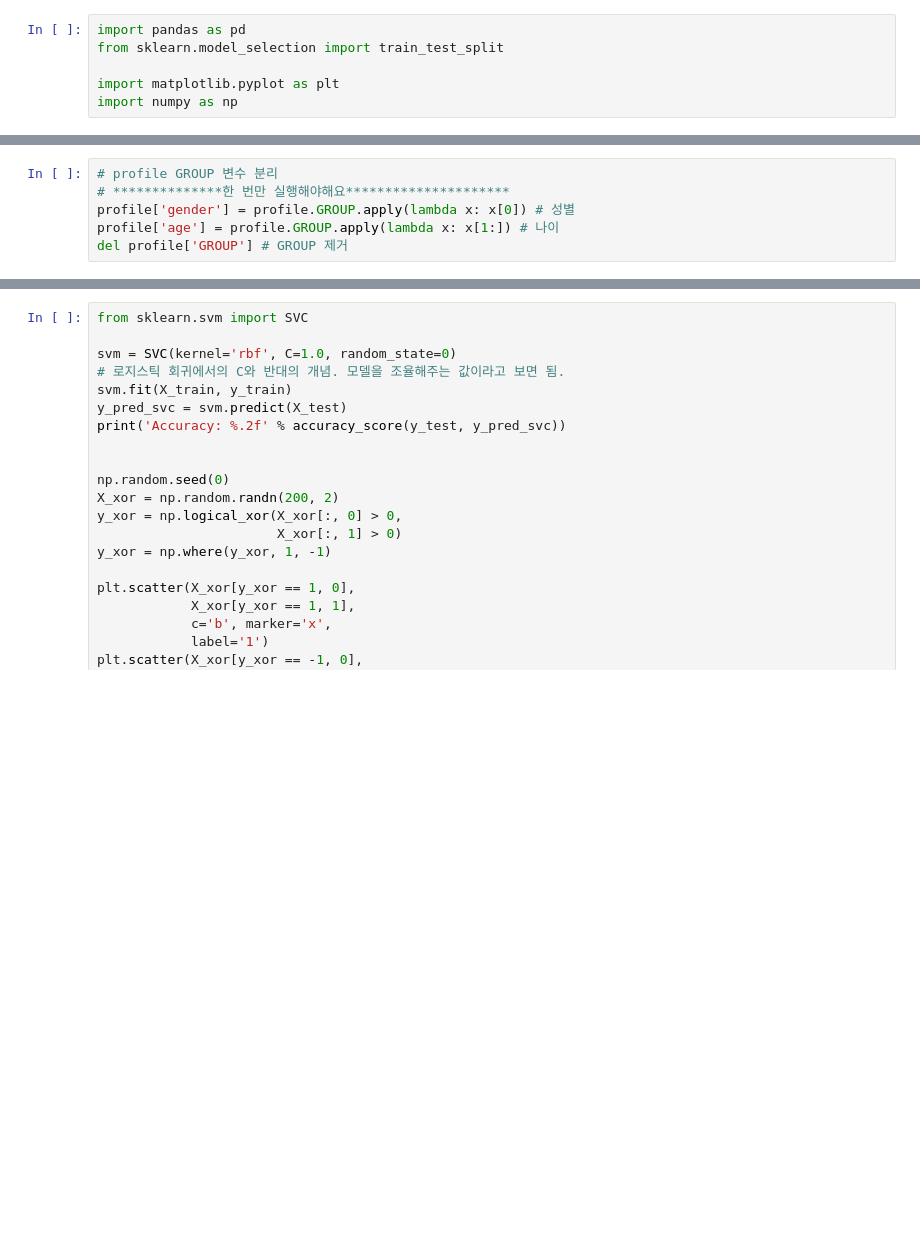
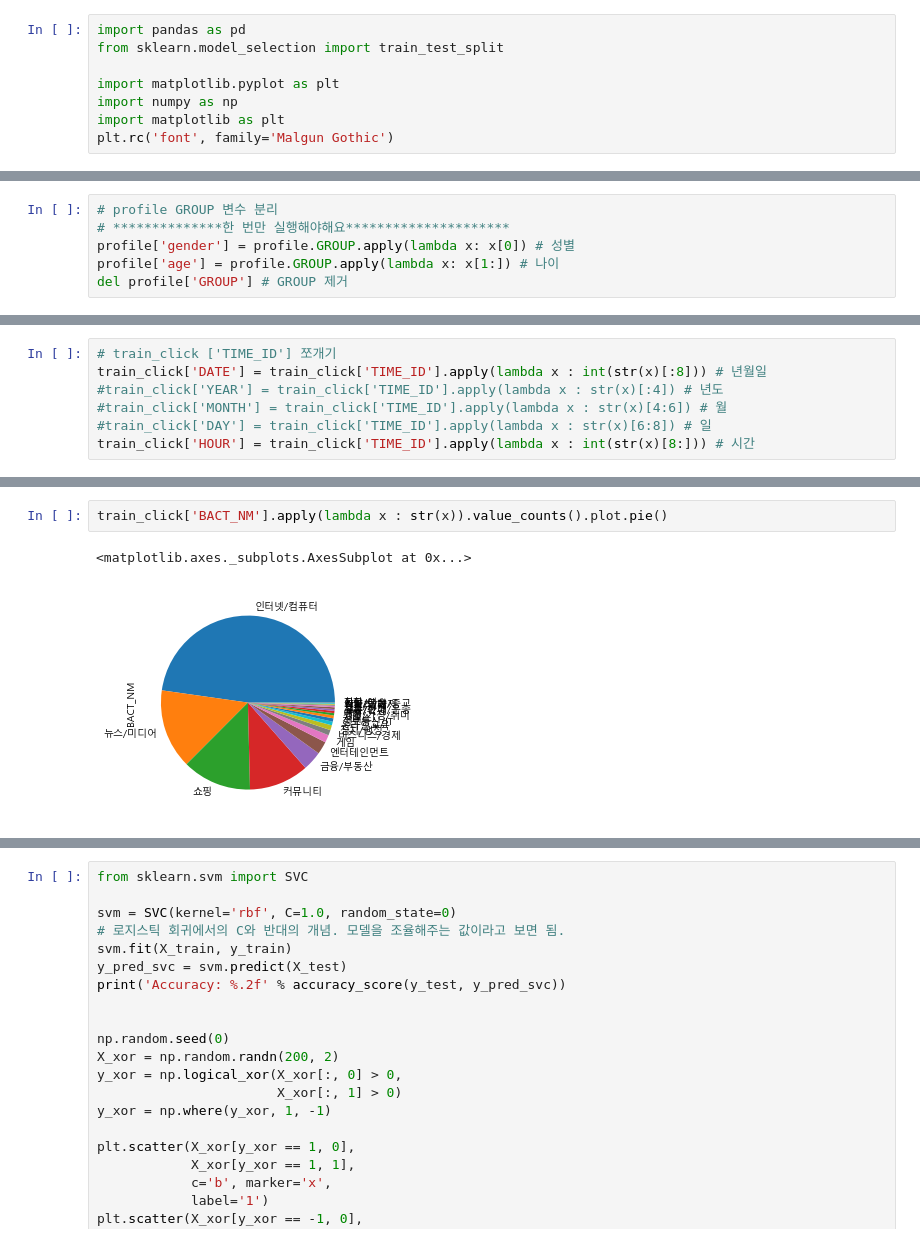
Before and after one commit to deokju12/-, a Jupyter notebook: 첫번째시도.ipynb, the cells around one changed output, grey strips where cells are left out. Cells and saved outputs as stored; diff of their text form; blank space fills up the shorter version.

```diff
--- a/첫번째시도.ipynb
+++ b/첫번째시도.ipynb
@@ -4,6 +4,8 @@ from sklearn.model_selection import train_test_split
 
 import matplotlib.pyplot as plt
 import numpy as np
+import matplotlib as plt
+plt.rc('font', family='Malgun Gothic')
 # %%
 # 파일 읽기
 sample =pd.read_csv("sample_submission.csv",encoding='cp949') #제출용
@@ -51,0 +37,7 @@ del train_click['SITE'] #SITE 변수 삭제
+# %%
+# train_click ['TIME_ID'] 쪼개기
+train_click['DATE'] = train_click['TIME_ID'].apply(lambda x : int(str(x)[:8])) # 년월일
+#train_click['YEAR'] = train_click['TIME_ID'].apply(lambda x : str(x)[:4]) # 년도
+#train_click['MONTH'] = train_click['TIME_ID'].apply(lambda x : str(x)[4:6]) # 월
+#train_click['DAY'] = train_click['TIME_ID'].apply(lambda x : str(x)[6:8]) # 일
+train_click['HOUR'] = train_click['TIME_ID'].apply(lambda x : int(str(x)[8:])) # 시간
@@ -51,0 +89,5 @@ del train_click['SITE'] #SITE 변수 삭제
+# %%
+train_click['BACT_NM'].apply(lambda x : str(x)).value_counts().plot.pie()
+# %% [output]
+<matplotlib.axes._subplots.AxesSubplot at 0x...>
+[figure, added]
```
Also changed, not shown: parts of 10 cells of this notebook.
